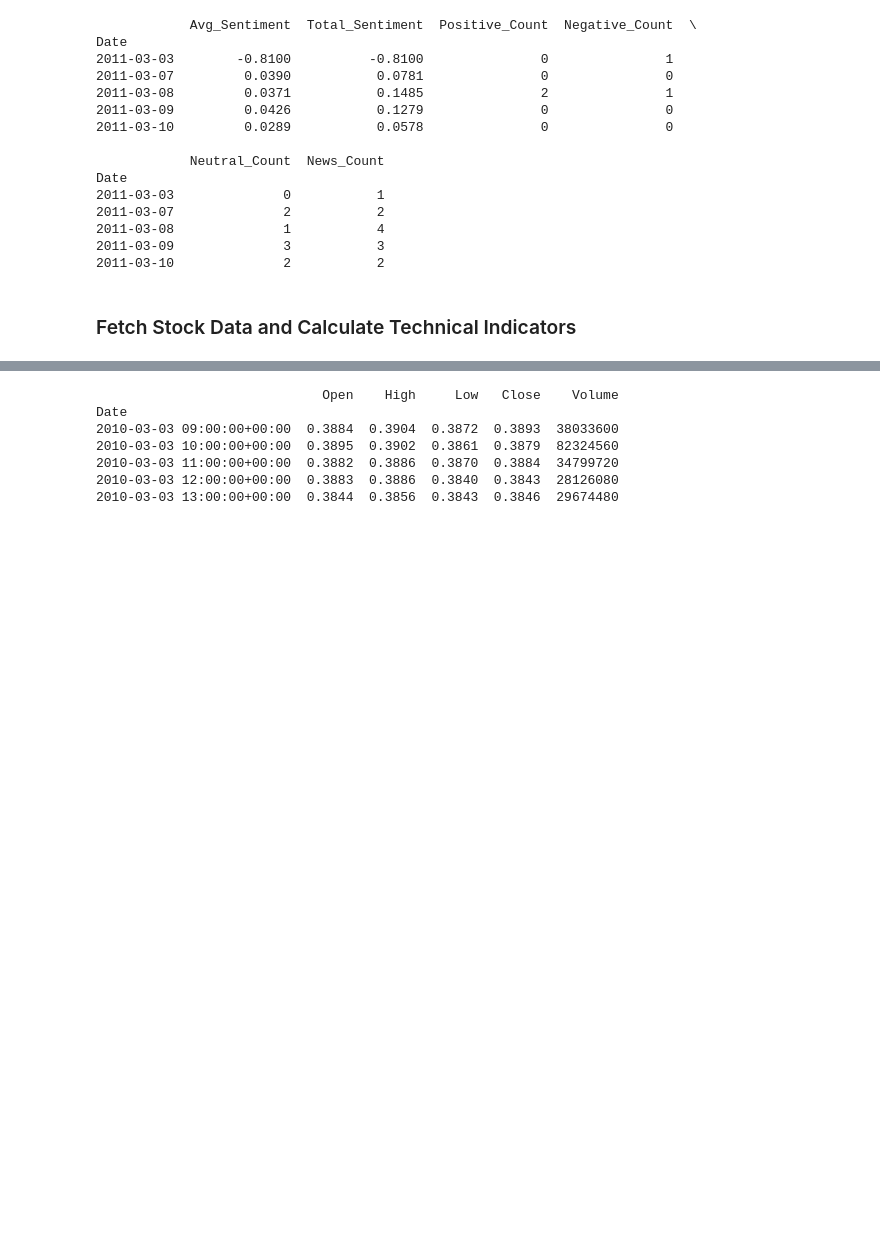
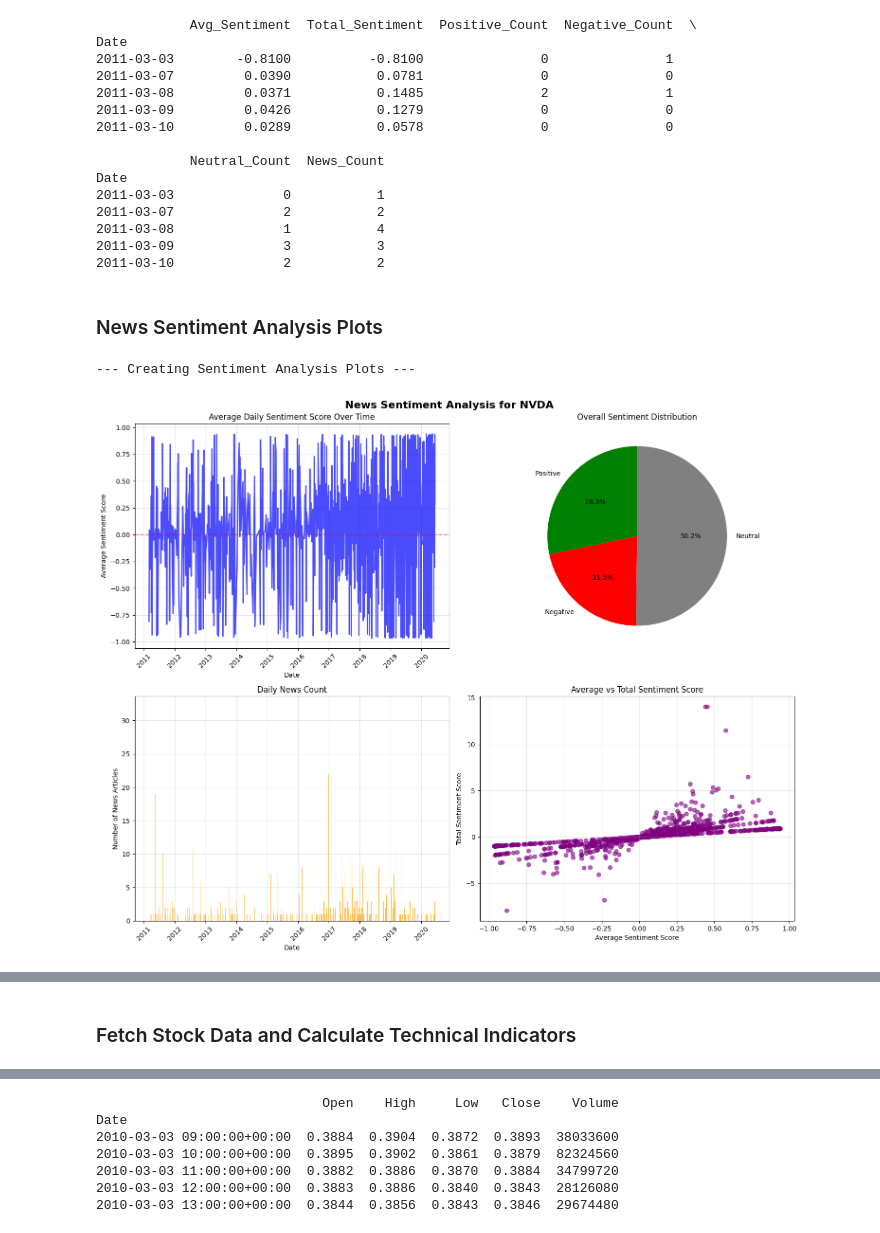
Before and after one commit to SandyCompetent/stock_market_analysis, a Jupyter notebook: main_analysis.ipynb, the cells around one changed output, grey strips where cells are left out. Saved outputs shown, nothing was run; the diff lists cells and outputs as text; code cells hidden in the pictures; blank space fills up the shorter version.

```diff
--- a/main_analysis.ipynb
+++ b/main_analysis.ipynb
@@ -161,5 +161,59 @@ Date
 2011-03-08              1           4
 2011-03-09              3           3
 2011-03-10              2           2
-# %% [markdown]
-### Fetch Stock Data and Calculate Technical Indicators
+# %% [markdown]
+### News Sentiment Analysis Plots
+# %%
+%%time
+# Plot sentiment analysis results
+print("\n--- Creating Sentiment Analysis Plots ---")
+
+# Create figure with subplots
+fig, axes = plt.subplots(2, 2, figsize=(15, 12))
+fig.suptitle(f'News Sentiment Analysis for {cfg.STOCK_SYMBOL}', fontsize=16, fontweight='bold')
+
+# 1. Sentiment Scores Over Time
+axes[0, 0].plot(daily_sentiment_df.index, daily_sentiment_df['Avg_Sentiment'],
+                color='blue', linewidth=2, alpha=0.7)
+axes[0, 0].axhline(y=0, color='red', linestyle='--', alpha=0.5)
+axes[0, 0].set_title('Average Daily Sentiment Score Over Time')
+axes[0, 0].set_xlabel('Date')
+axes[0, 0].set_ylabel('Average Sentiment Score')
+axes[0, 0].grid(True, alpha=0.3)
+axes[0, 0].tick_params(axis='x', rotation=45)
+
+# 2. Sentiment Distribution
+sentiment_counts = [daily_sentiment_df['Positive_Count'].sum(),
+                   daily_sentiment_df['Negative_Count'].sum(),
+                   daily_sentiment_df['Neutral_Count'].sum()]
+sentiment_labels = ['Positive', 'Negative', 'Neutral']
+colors = ['green', 'red', 'gray']
+
+axes[0, 1].pie(sentiment_counts, labels=sentiment_labels, colors=colors, autopct='%1.1f%%', startangle=90)
+axes[0, 1].set_title('Overall Sentiment Distribution')
+
+# 3. Daily News Count Over Time
+axes[1, 0].bar(daily_sentiment_df.index, daily_sentiment_df['News_Count'],
+               color='orange', alpha=0.7, width=1)
+axes[1, 0].set_title('Daily News Count')
+axes[1, 0].set_xlabel('Date')
+axes[1, 0].set_ylabel('Number of News Articles')
+axes[1, 0].tick_params(axis='x', rotation=45)
+axes[1, 0].grid(True, alpha=0.3)
+
+# 4. Sentiment Score vs Total Sentiment
+axes[1, 1].scatter(daily_sentiment_df['Avg_Sentiment'], daily_sentiment_df['Total_Sentiment'],
+                   alpha=0.6, color='purple')
+axes[1, 1].set_title('Average vs Total Sentiment Score')
+axes[1, 1].set_xlabel('Average Sentiment Score')
+axes[1, 1].set_ylabel('Total Sentiment Score')
+axes[1, 1].grid(True, alpha=0.3)
+
+plt.tight_layout()
+plt.savefig(f'{cfg.OUTPUT_DIR}/sentiment_analysis_plots.png', dpi=300, bbox_inches='tight')
+plt.show()
+
+print("✅ Sentiment analysis plots created and saved.")
+# %% [output]
+--- Creating Sentiment Analysis Plots ---
+[figure, added]
@@ -166,3 +223,5 @@ Date
+# %% [markdown]
+### Fetch Stock Data and Calculate Technical Indicators
 # %%
 %%time
 
```
Also changed, not shown: parts of 56 cells of this notebook, 3 other files.
